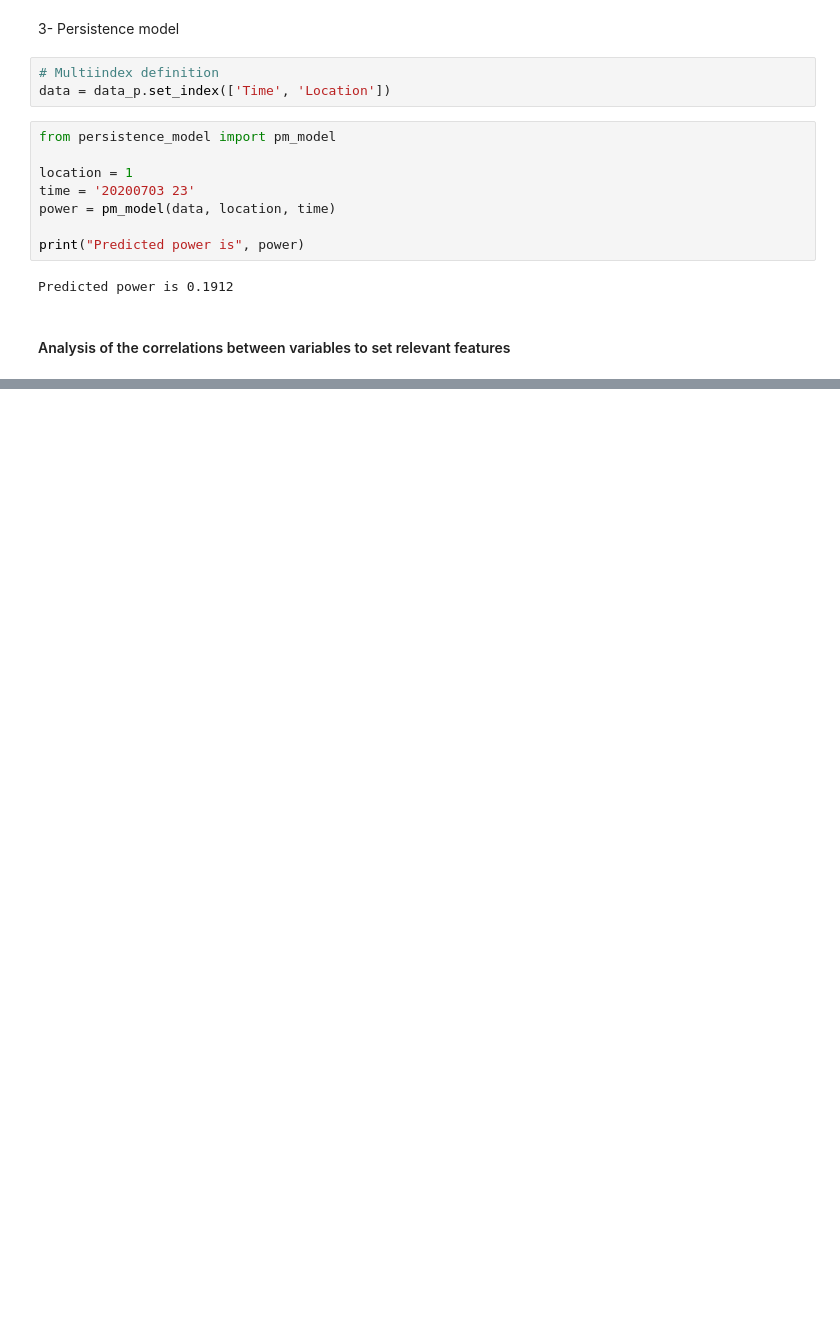
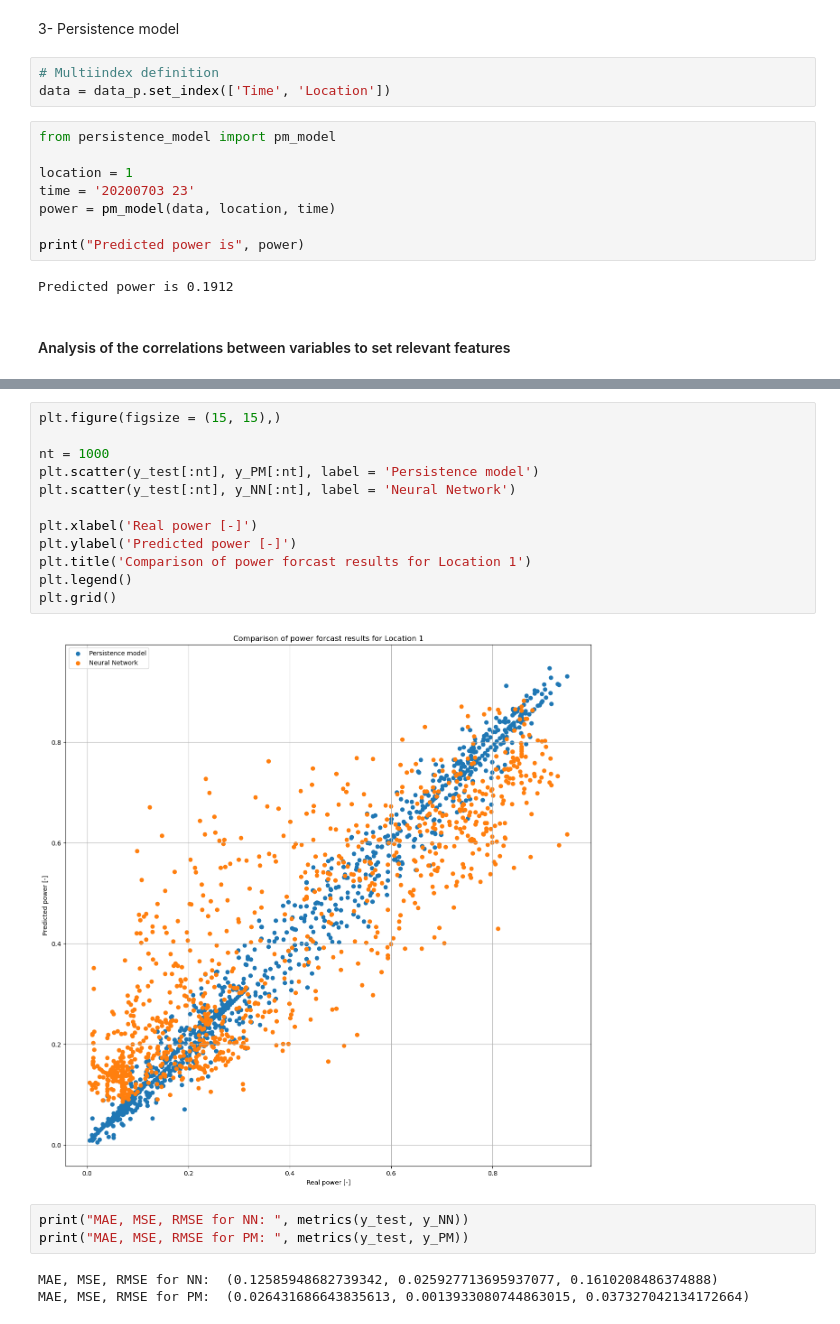
Before and after one commit to cfmor/TWEED_SC2, a Jupyter notebook: tweed_sc2/wind_power_forecasting/WP_Forecasting.ipynb, the cells around one changed output, grey strips where cells are left out. Saved outputs shown, nothing was run; the diff lists cells and outputs as text; blank space fills up the shorter version.

```diff
--- a/tweed_sc2/wind_power_forecasting/WP_Forecasting.ipynb
+++ b/tweed_sc2/wind_power_forecasting/WP_Forecasting.ipynb
@@ -95,0 +175,20 @@ The correlation between power is only relevant in the case of wind speed (10 or
+# %%
+plt.figure(figsize = (15, 15),)
+
+nt = 1000
+plt.scatter(y_test[:nt], y_PM[:nt], label = 'Persistence model')
+plt.scatter(y_test[:nt], y_NN[:nt], label = 'Neural Network')
+
+plt.xlabel('Real power [-]')
+plt.ylabel('Predicted power [-]')
+plt.title('Comparison of power forcast results for Location 1')
+plt.legend()
+plt.grid()
+# %% [output]
+[figure, added]
+# %%
+print("MAE, MSE, RMSE for NN: ", metrics(y_test, y_NN))
+print("MAE, MSE, RMSE for PM: ", metrics(y_test, y_PM))
+# %% [output]
+MAE, MSE, RMSE for NN:  (0.12585948682739342, 0.025927713695937077, 0.1610208486374888)
+MAE, MSE, RMSE for PM:  (0.026431686643835613, 0.0013933080744863015, 0.037327042134172664)
```
Also changed, not shown: parts of 12 cells of this notebook, 3 other files.
